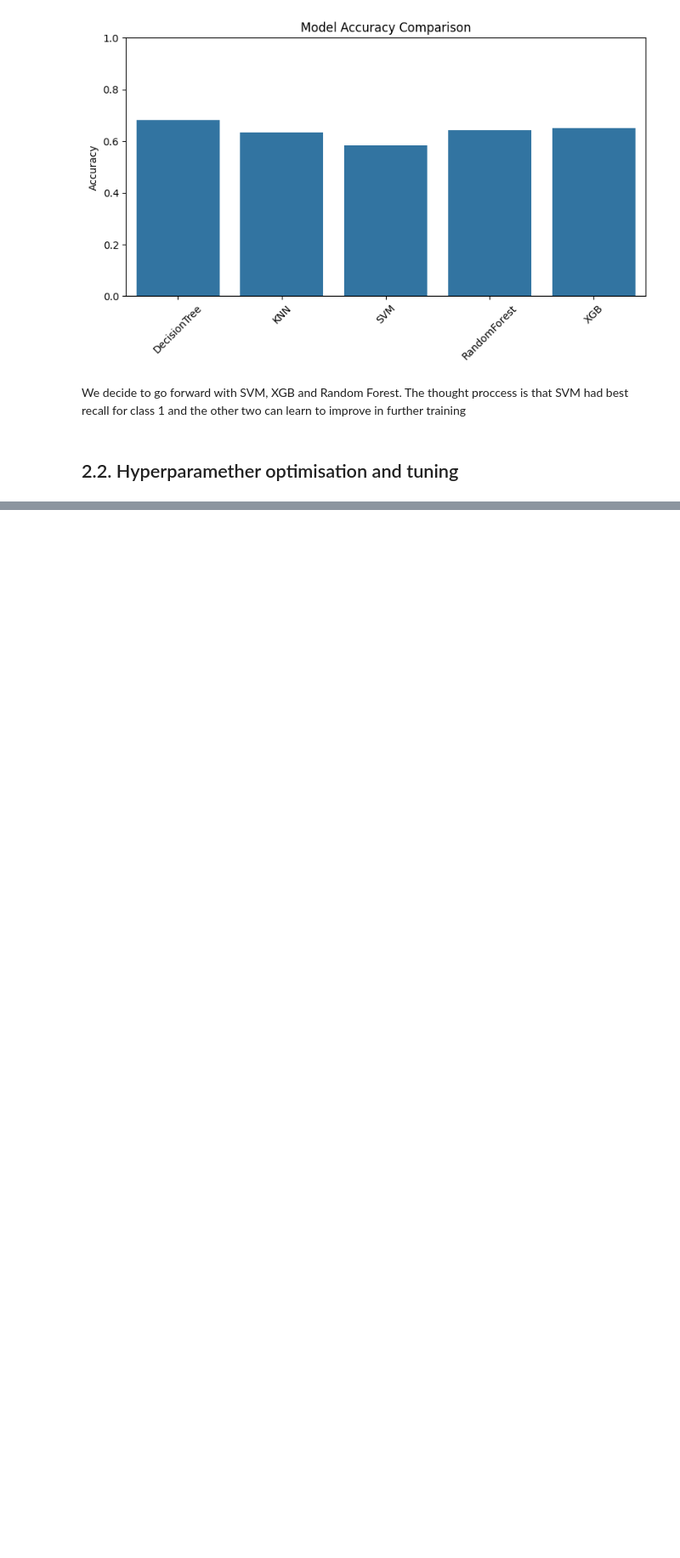
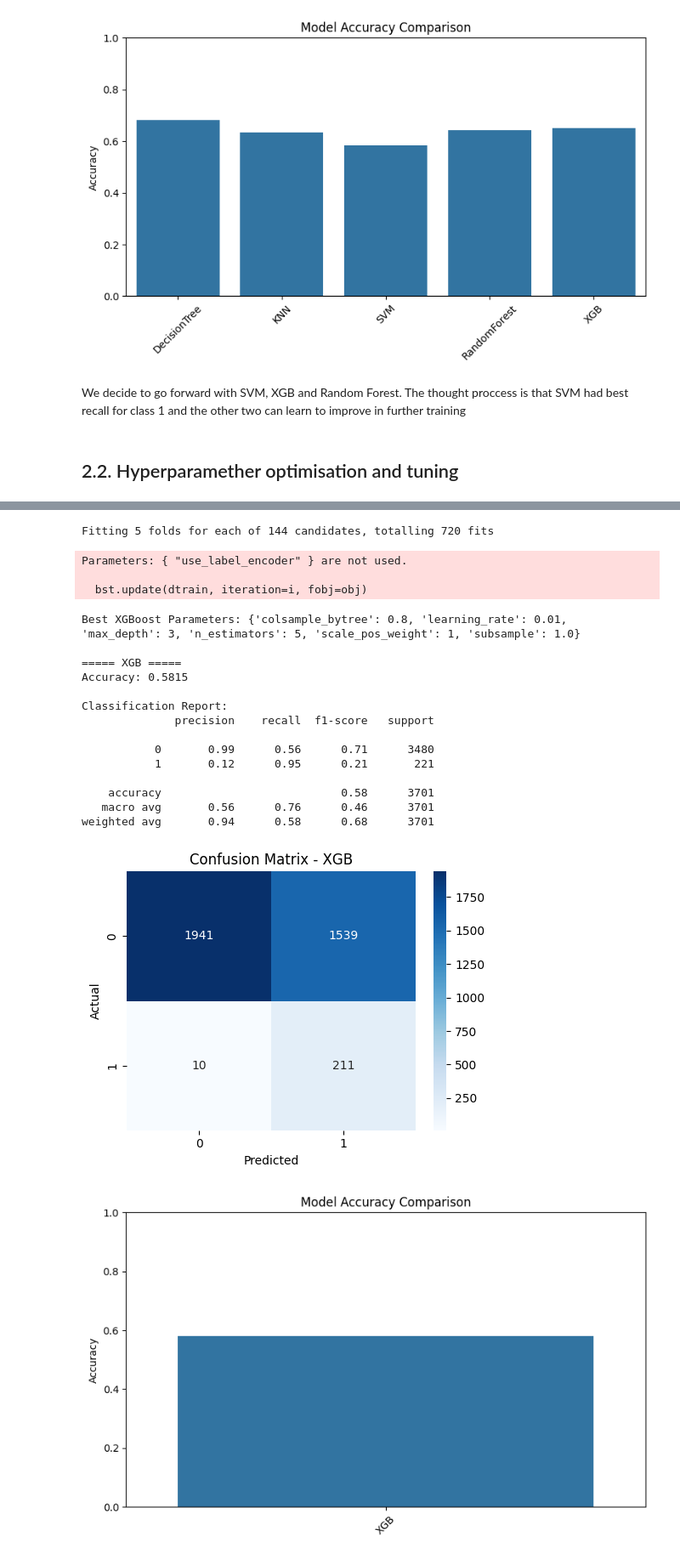
Before and after one commit to David38mk/vehicle-insurance-claim-fraud-datection-ML, a Jupyter notebook: notebooks/Vehicle-Insurance_claim_fraud_detection.ipynb, the cells around one changed output, grey strips where cells are left out. Shown at 85% size. Drawn from its saved outputs; the diff is of its cells as text; code cells hidden in the pictures; blank space fills up the shorter version.

```diff
--- a/notebooks/Vehicle-Insurance_claim_fraud_detection.ipynb
+++ b/notebooks/Vehicle-Insurance_claim_fraud_detection.ipynb
@@ -726,0 +775,68 @@ weighted avg       0.94      0.61      0.71      3084
+# %%
+recall_scorer = make_scorer(recall_score, pos_label=1)
+precision_scorer = make_scorer(precision_score, pos_label=1)
+f1_scorer = make_scorer(f1_score, pos_label=1)
+
+# Define XGBoost model
+xgb_model = XGBClassifier(
+    use_label_encoder=False,
+    eval_metric='logloss',
+    random_state=38
+)
+
+# Define parameter grid for GridSearch
+xgb_param_grid = {
+    'n_estimators': [5,7,10,25],
+    'max_depth': [3, 5, 7],
+    'learning_rate': [0.01, 0.1, 0.3],
+    'subsample': [0.8, 1.0],
+    'colsample_bytree': [0.8, 1.0],
+    'scale_pos_weight': [1]
+}
+
+# Grid Search with recall_class_1 as the optimization goal
+xgb_grid_search = GridSearchCV(
+    estimator=xgb_model,
+    param_grid=xgb_param_grid,
+    scoring={'recall': recall_scorer,'precision': precision_scorer,'f1': f1_scorer,'accuracy': 'accuracy'},
+    refit='recall',
+    cv=5,
+    n_jobs=-1,
+    verbose=1
+)
+
+
+# Fit the grid search on your training data
+xgb_grid_search.fit(X_res, y_res)
+
+
+# Print best parameters and model
+print("Best XGBoost Parameters:", xgb_grid_search.best_params_)
+xgb_best = xgb_grid_search.best_estimator_
+
+
+model_dict = {
+    "XGB" : xgb_best
+    }
+compare_models(model_dict,X_val,y_val)
+# %% [output]
+Fitting 5 folds for each of 144 candidates, totalling 720 fits
+Parameters: { "use_label_encoder" } are not used.
+
+  bst.update(dtrain, iteration=i, fobj=obj)
+Best XGBoost Parameters: {'colsample_bytree': 0.8, 'learning_rate': 0.01, 'max_depth': 3, 'n_estimators': 5, 'scale_pos_weight': 1, 'subsample': 1.0}
+
+===== XGB =====
+Accuracy: 0.5815
+
+Classification Report:
+              precision    recall  f1-score   support
+
+           0       0.99      0.56      0.71      3480
+           1       0.12      0.95      0.21       221
+
+    accuracy                           0.58      3701
+   macro avg       0.56      0.76      0.46      3701
+weighted avg       0.94      0.58      0.68      3701
+[figure, added]
+[figure, added]
```
Also changed, not shown: parts of 5 cells of this notebook.
